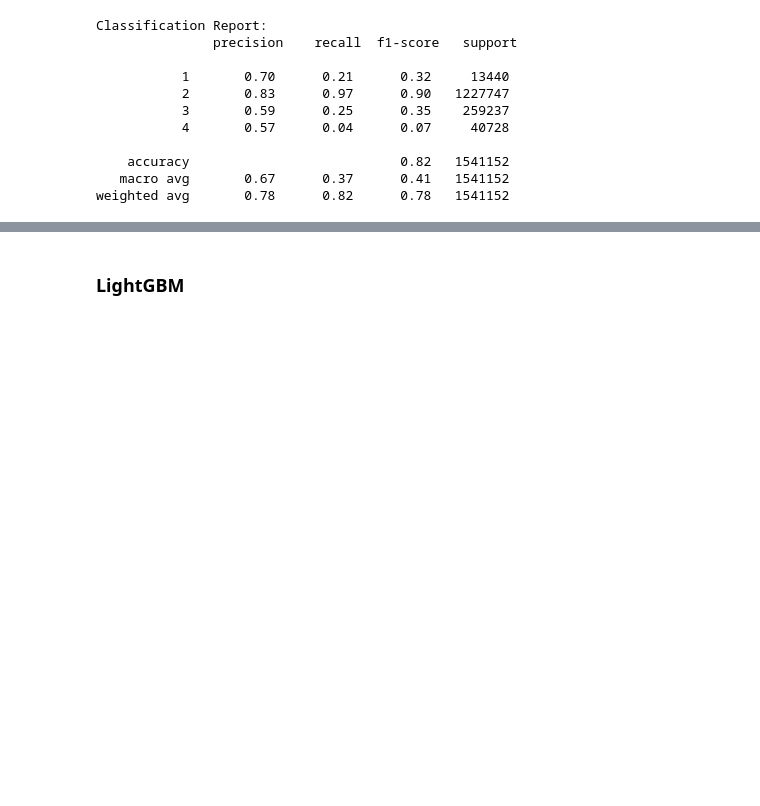
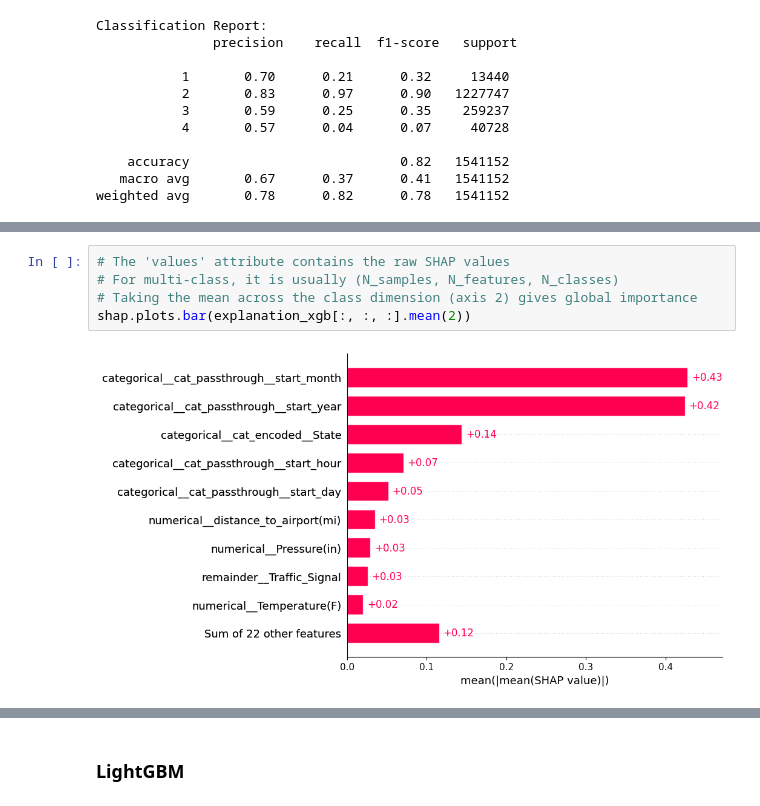
Before and after one commit to zoya-fatima22/us-accidents-thesis, a Jupyter notebook: experiments/3_ml_train.ipynb, the cells around one changed output, grey strips where cells are left out. Cells and saved outputs as stored; diff of their text form; blank space fills up the shorter version.

```diff
--- a/experiments/3_ml_train.ipynb
+++ b/experiments/3_ml_train.ipynb
@@ -532,0 +582,7 @@ weighted avg       0.78      0.82      0.78   1541152
+# %%
+# The 'values' attribute contains the raw SHAP values
+# For multi-class, it is usually (N_samples, N_features, N_classes)
+# Taking the mean across the class dimension (axis 2) gives global importance
+shap.plots.bar(explanation_xgb[:, :, :].mean(2))
+# %% [output]
+[figure, added]
```
Also changed, not shown: parts of 6 cells of this notebook.
